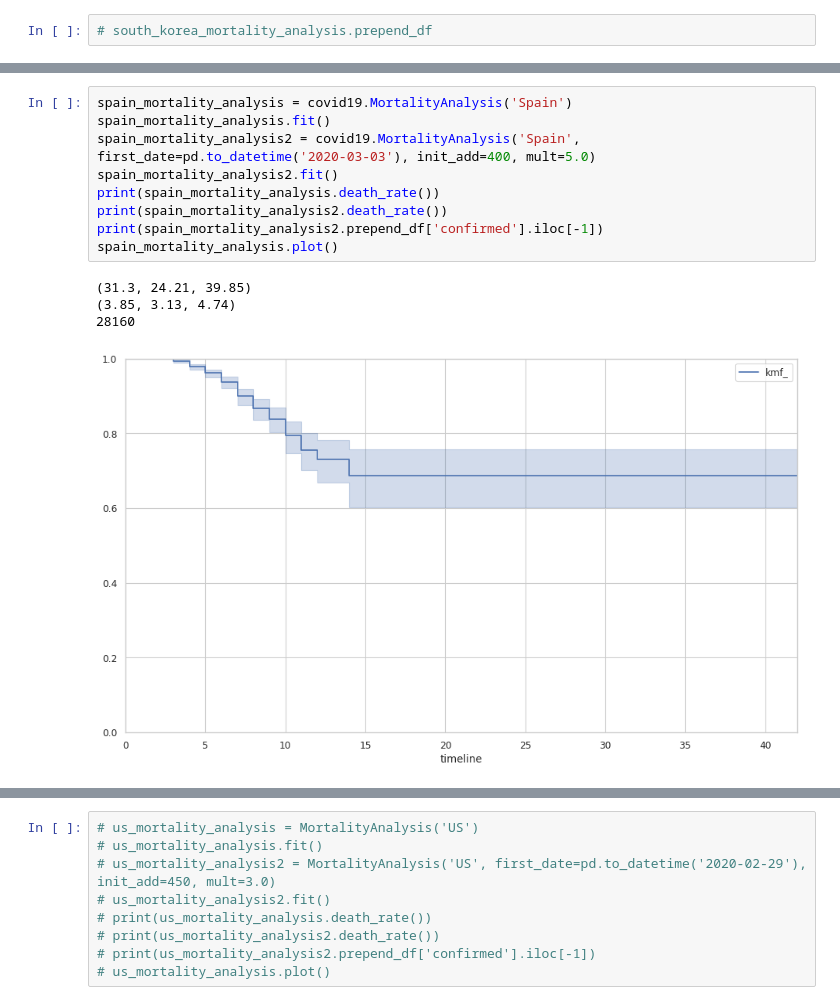
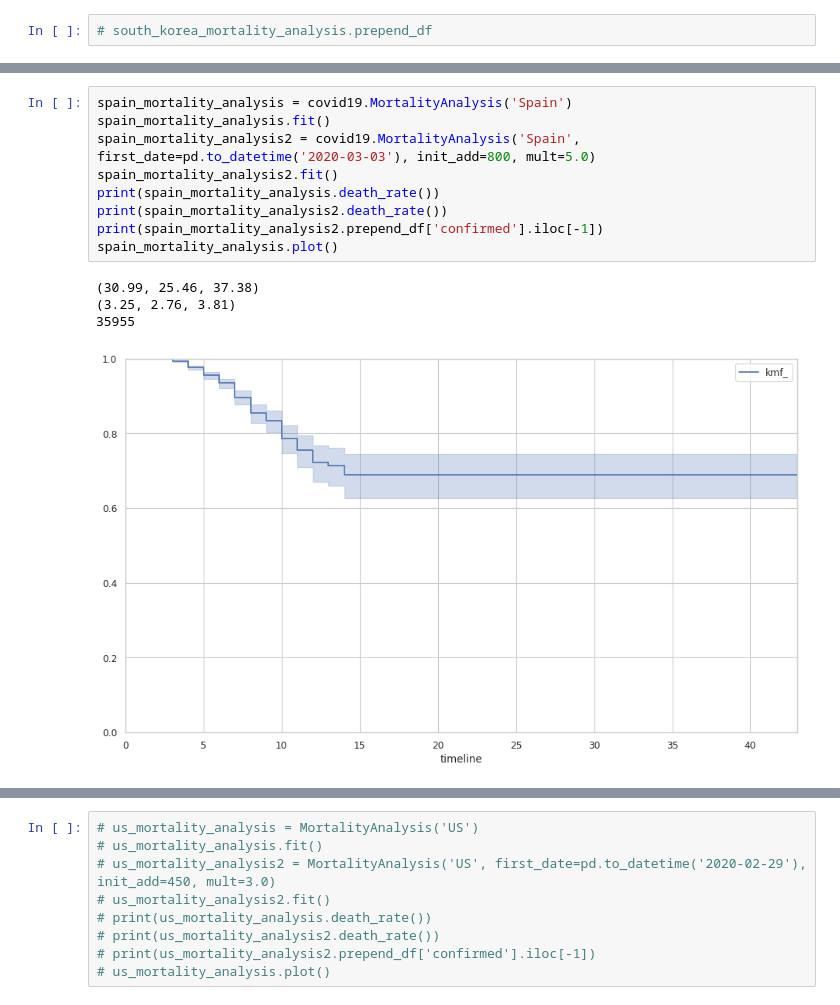
Before and after one commit to cs224/covid-19-data-analysis, a Jupyter notebook: covid-19-survival.ipynb, the cells around one changed output, grey strips where cells are left out. Cells and saved outputs as stored; diff of their text form.

```diff
--- a/covid-19-survival.ipynb
+++ b/covid-19-survival.ipynb
@@ -194,17 +194,17 @@ france_mortality_analysis.df.tail()
 # %%
 spain_mortality_analysis = covid19.MortalityAnalysis('Spain')
 spain_mortality_analysis.fit()
-spain_mortality_analysis2 = covid19.MortalityAnalysis('Spain', first_date=pd.to_datetime('2020-03-03'), init_add=400, mult=5.0)
+spain_mortality_analysis2 = covid19.MortalityAnalysis('Spain', first_date=pd.to_datetime('2020-03-03'), init_add=800, mult=5.0)
 spain_mortality_analysis2.fit()
 print(spain_mortality_analysis.death_rate())
 print(spain_mortality_analysis2.death_rate())
 print(spain_mortality_analysis2.prepend_df['confirmed'].iloc[-1])
 spain_mortality_analysis.plot()
 # %% [output]
-(31.3, 24.21, 39.85)
-(3.85, 3.13, 4.74)
-28160
+(30.99, 25.46, 37.38)
+(3.25, 2.76, 3.81)
+35955
-[figure, old version]
+[figure, new version]
 # %%
 spain_mortality_analysis.df.tail()
 # %% [output]
```
Also changed, not shown: parts of 15 cells of this notebook, 3 other files.
